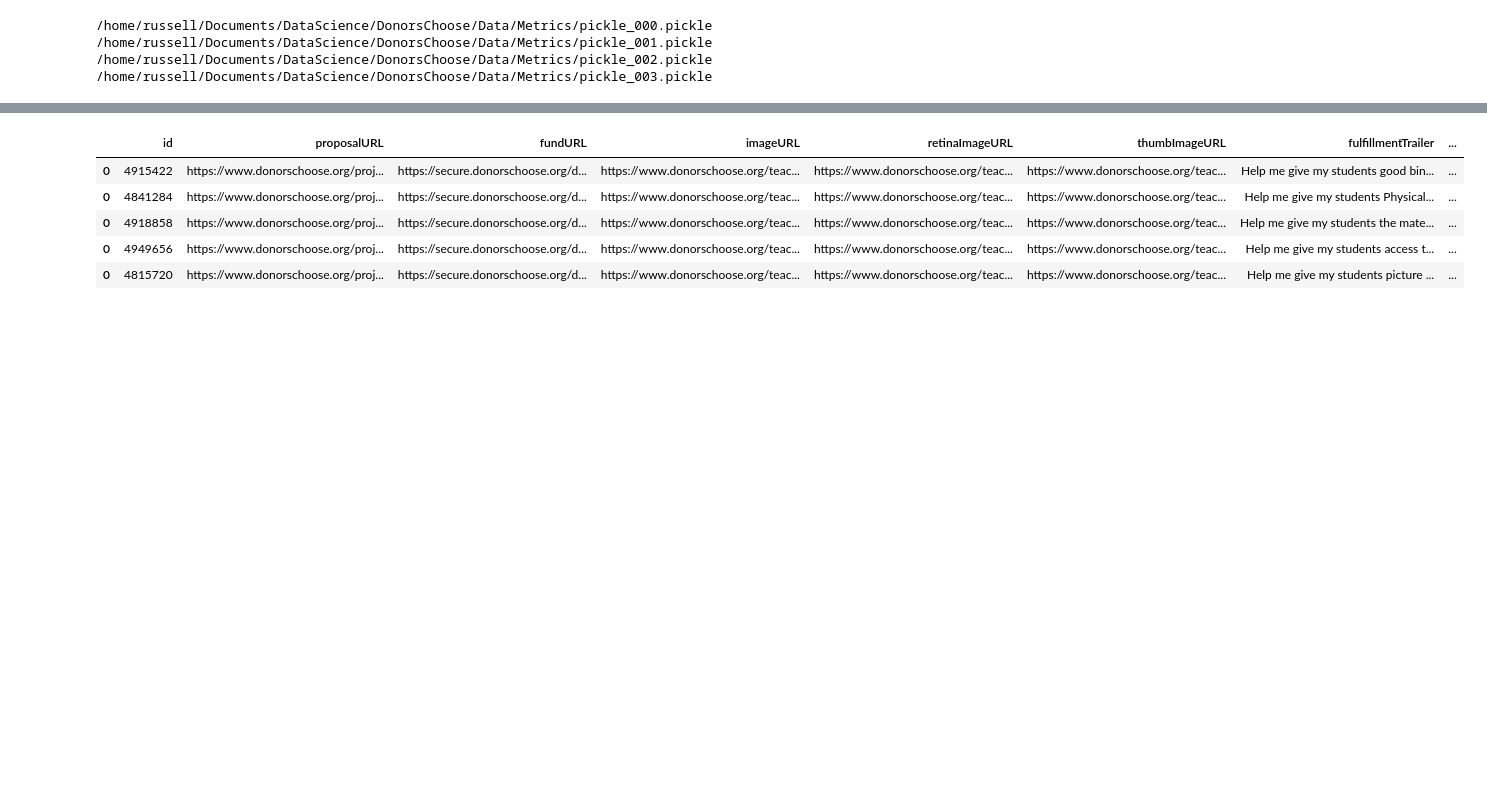
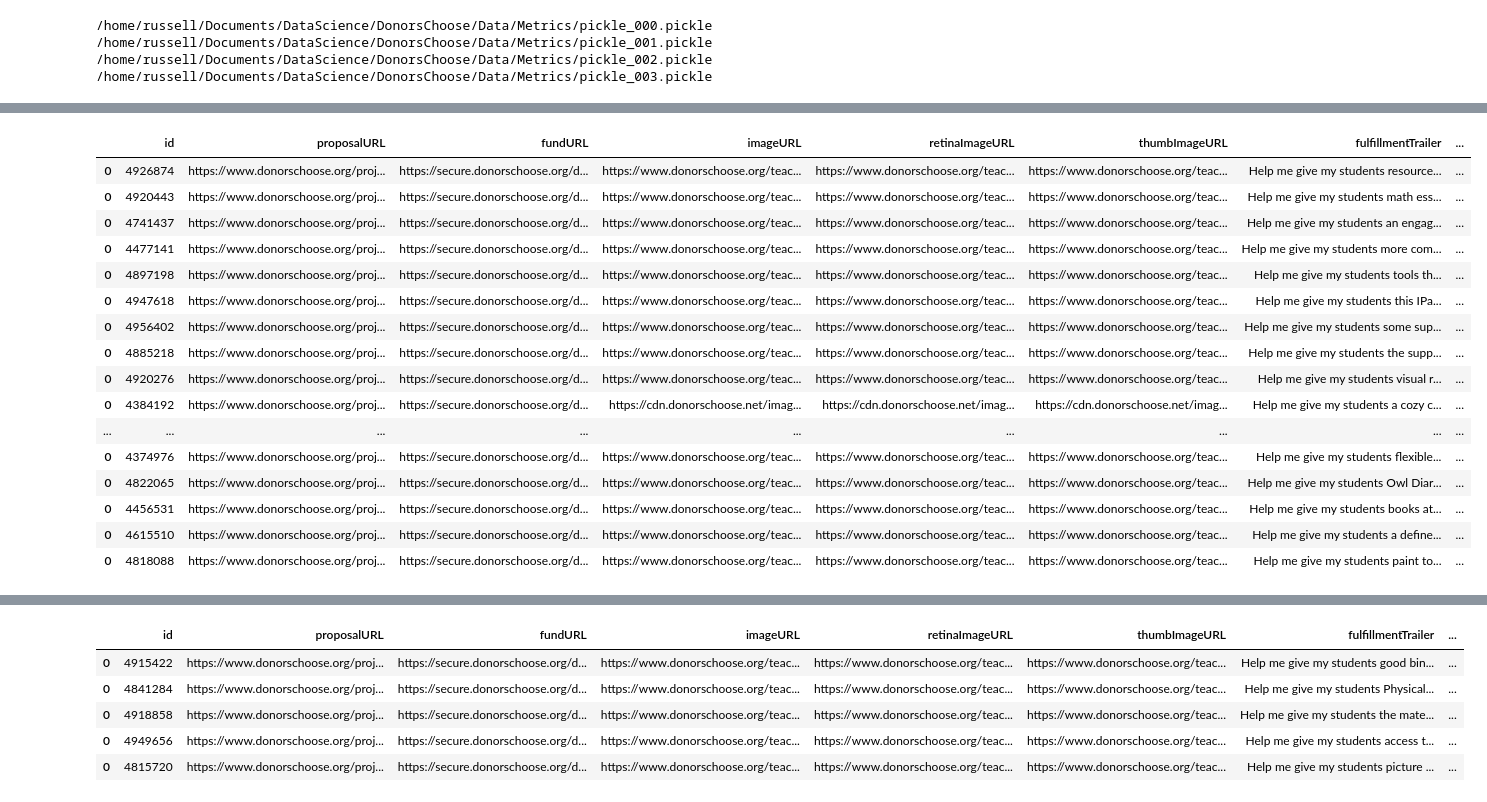
Before and after one commit to russell-ligon/DonorBooster, a Jupyter notebook: testscripts/Donors_Choose.ipynb, the cells around one changed output, grey strips where cells are left out. Drawn from its saved outputs; the diff is of its cells as text; code cells hidden in the pictures; blank space fills up the shorter version.

```diff
--- a/testscripts/Donors_Choose.ipynb
+++ b/testscripts/Donors_Choose.ipynb
@@ -126,3 +210,23 @@ SyntaxError: unexpected EOF while parsing (<ipython-input-305-5747a6f2e8dc>, lin
+# %%
+two
+# %% [output]
+|  | id | proposalURL | fundURL | imageURL | retinaImageURL | thumbImageURL | fulfillmentTrailer | ... |
+| 0 | 4926874 | https://www.donorschoose.org/proj... | https://secure.donorschoose.org/d... | https://www.donorschoose.org/teac... | https://www.donorschoose.org/teac... | https://www.donorschoose.org/teac... | Help me give my students resource... | ... |
+| 0 | 4920443 | https://www.donorschoose.org/proj... | https://secure.donorschoose.org/d... | https://www.donorschoose.org/teac... | https://www.donorschoose.org/teac... | https://www.donorschoose.org/teac... | Help me give my students math ess... | ... |
+| 0 | 4741437 | https://www.donorschoose.org/proj... | https://secure.donorschoose.org/d... | https://www.donorschoose.org/teac... | https://www.donorschoose.org/teac... | https://www.donorschoose.org/teac... | Help me give my students an engag... | ... |
+| 0 | 4477141 | https://www.donorschoose.org/proj... | https://secure.donorschoose.org/d... | https://www.donorschoose.org/teac... | https://www.donorschoose.org/teac... | https://www.donorschoose.org/teac... | Help me give my students more com... | ... |
+| 0 | 4897198 | https://www.donorschoose.org/proj... | https://secure.donorschoose.org/d... | https://www.donorschoose.org/teac... | https://www.donorschoose.org/teac... | https://www.donorschoose.org/teac... | Help me give my students tools th... | ... |
+| 0 | 4947618 | https://www.donorschoose.org/proj... | https://secure.donorschoose.org/d... | https://www.donorschoose.org/teac... | https://www.donorschoose.org/teac... | https://www.donorschoose.org/teac... | Help me give my students this IPa... | ... |
+| 0 | 4956402 | https://www.donorschoose.org/proj... | https://secure.donorschoose.org/d... | https://www.donorschoose.org/teac... | https://www.donorschoose.org/teac... | https://www.donorschoose.org/teac... | Help me give my students some sup... | ... |
+| 0 | 4885218 | https://www.donorschoose.org/proj... | https://secure.donorschoose.org/d... | https://www.donorschoose.org/teac... | https://www.donorschoose.org/teac... | https://www.donorschoose.org/teac... | Help me give my students the supp... | ... |
+| 0 | 4920276 | https://www.donorschoose.org/proj... | https://secure.donorschoose.org/d... | https://www.donorschoose.org/teac... | https://www.donorschoose.org/teac... | https://www.donorschoose.org/teac... | Help me give my students visual r... | ... |
+| 0 | 4384192 | https://www.donorschoose.org/proj... | https://secure.donorschoose.org/d... | https://cdn.donorschoose.net/imag... | https://cdn.donorschoose.net/imag... | https://cdn.donorschoose.net/imag... | Help me give my students a cozy c... | ... |
+| ... | ... | ... | ... | ... | ... | ... | ... | ... |
+| 0 | 4374976 | https://www.donorschoose.org/proj... | https://secure.donorschoose.org/d... | https://www.donorschoose.org/teac... | https://www.donorschoose.org/teac... | https://www.donorschoose.org/teac... | Help me give my students flexible... | ... |
+| 0 | 4822065 | https://www.donorschoose.org/proj... | https://secure.donorschoose.org/d... | https://www.donorschoose.org/teac... | https://www.donorschoose.org/teac... | https://www.donorschoose.org/teac... | Help me give my students Owl Diar... | ... |
+| 0 | 4456531 | https://www.donorschoose.org/proj... | https://secure.donorschoose.org/d... | https://www.donorschoose.org/teac... | https://www.donorschoose.org/teac... | https://www.donorschoose.org/teac... | Help me give my students books at... | ... |
+| 0 | 4615510 | https://www.donorschoose.org/proj... | https://secure.donorschoose.org/d... | https://www.donorschoose.org/teac... | https://www.donorschoose.org/teac... | https://www.donorschoose.org/teac... | Help me give my students a define... | ... |
+| 0 | 4818088 | https://www.donorschoose.org/proj... | https://secure.donorschoose.org/d... | https://www.donorschoose.org/teac... | https://www.donorschoose.org/teac... | https://www.donorschoose.org/teac... | Help me give my students paint to... | ... |
 # %%
 bigframe = pd.concat(basic_list)
 # %%
```
Also changed, not shown: parts of 16 cells of this notebook.
